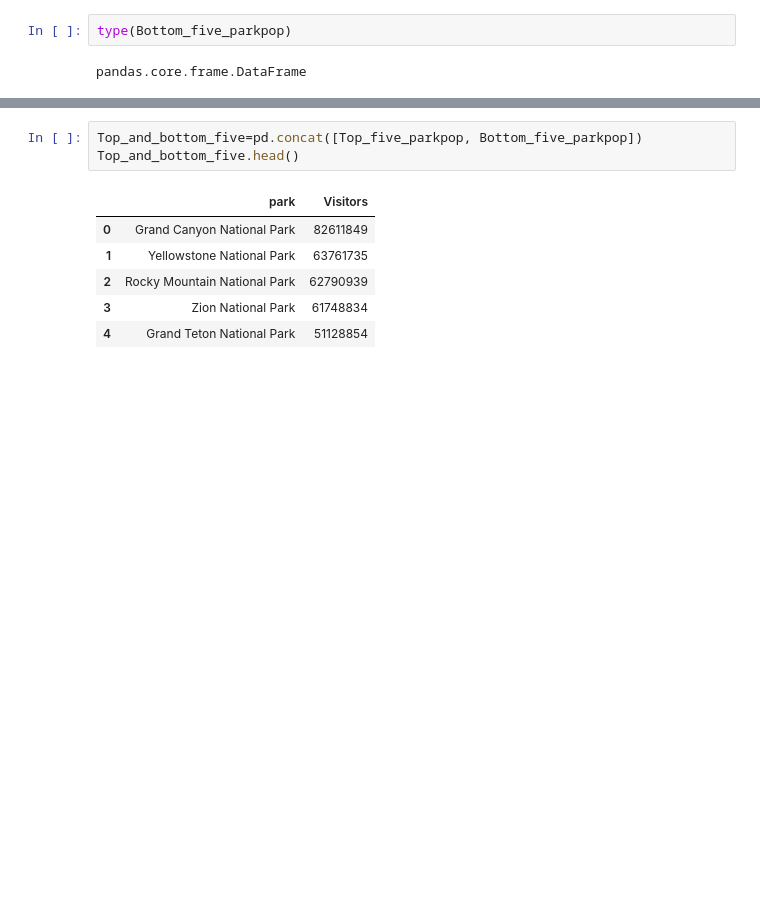
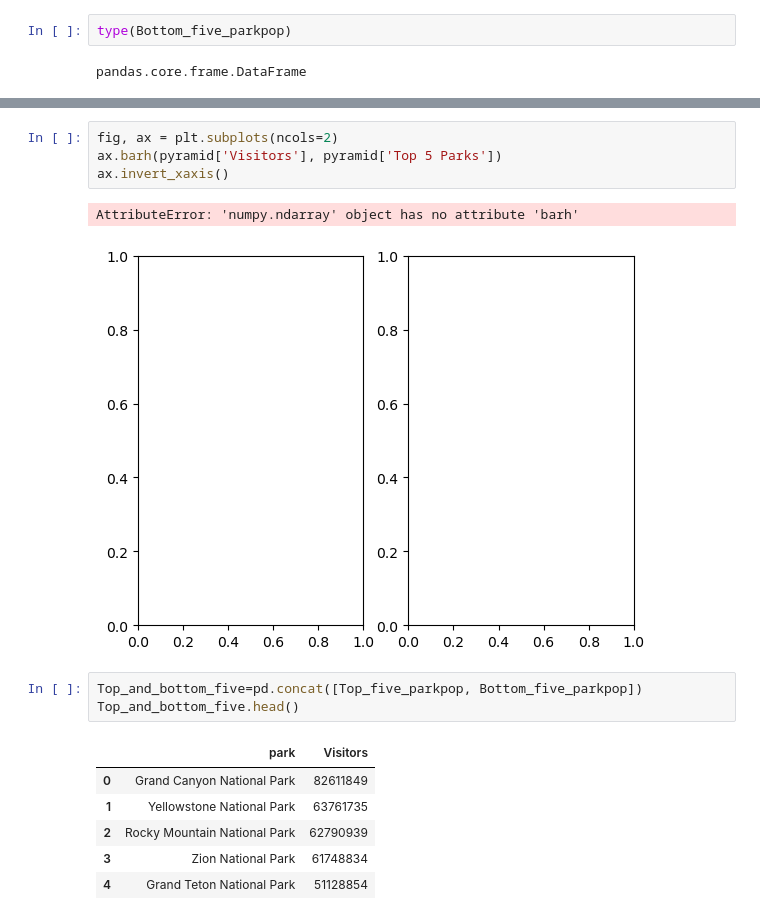
Before and after one commit to GGRAN24/Capstone_NParks, a Jupyter notebook: Capstone(a).ipynb, the cells around one changed output, grey strips where cells are left out. Saved outputs shown, nothing was run; the diff lists cells and outputs as text; blank space fills up the shorter version.

```diff
--- a/Capstone(a).ipynb
+++ b/Capstone(a).ipynb
@@ -322,3 +355,10 @@ pandas.core.frame.DataFrame
+# %%
+fig, ax = plt.subplots(ncols=2)
+ax.barh(pyramid['Visitors'], pyramid['Top 5 Parks'])
+ax.invert_xaxis()
+# %% [output]
+AttributeError: 'numpy.ndarray' object has no attribute 'barh'
+[figure, added]
 # %%
 Top_and_bottom_five=pd.concat([Top_five_parkpop, Bottom_five_parkpop])
 Top_and_bottom_five.head()
```
Also changed, not shown: parts of 74 cells of this notebook.
